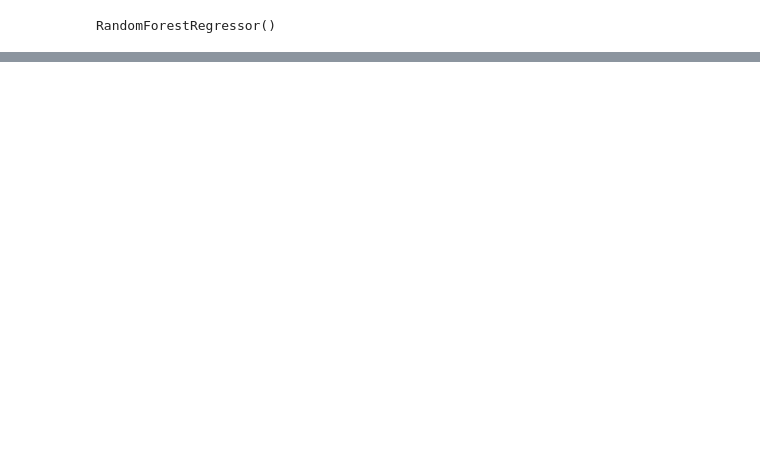
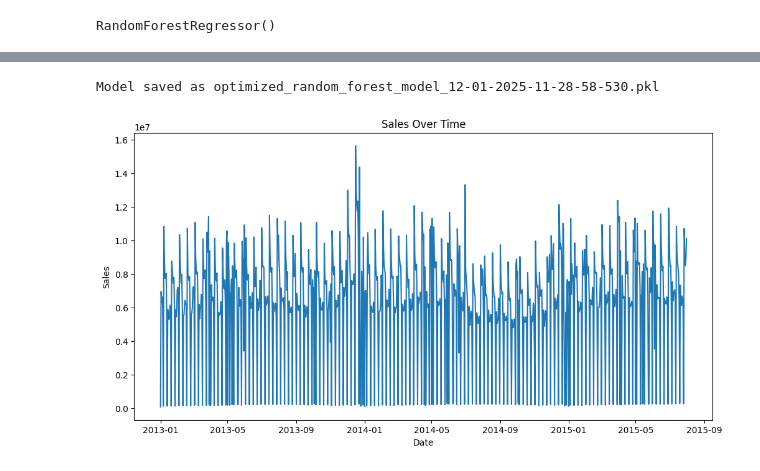
Before and after one commit to hasankere/Week4_Challenge_Document, a Jupyter notebook: notebooks/model.ipynb, the cells around one changed output, grey strips where cells are left out. Drawn from its saved outputs; the diff is of its cells as text; code cells hidden in the pictures; blank space fills up the shorter version.

```diff
--- a/notebooks/model.ipynb
+++ b/notebooks/model.ipynb
@@ -356,0 +394,12 @@ Fitting 3 folds for each of 32 candidates, totalling 96 fits
+# %%
+#for Serialization with Timestamp
+from datetime import datetime
+# Generate a timestamp for filename
+timestamp = datetime.now().strftime('%d-%m-%Y-%H-%M-%S-%f')[:-3]
+filename = f"optimized_random_forest_model_{timestamp}.pkl"
+
+# Save the best model with a timestamp
+dump(random_search.best_estimator_, filename)
+print(f"Model saved as {filename}")
+# %% [output]
+Model saved as optimized_random_forest_model_12-01-2025-11-28-58-530.pkl
@@ -356,0 +433,42 @@ Fitting 3 folds for each of 32 candidates, totalling 96 fits
+# %%
+import pandas as pd
+import logging
+import matplotlib.pyplot as plt
+from statsmodels.tsa.stattools import adfuller
+
+# Initialize logging
+logging.basicConfig(level=logging.INFO)
+
+try:
+    # Load train data
+    train_data = pd.read_csv(train_file, parse_dates=['Date'])
+
+    # Convert 'StateHoliday' to numeric, assuming 0 for non-holiday and 1 for holiday
+    train_data['StateHoliday'] = train_data['StateHoliday'].apply(lambda x: 1 if x != '0' else 0)
+
+    # Group by 'Date' and sum the numeric columns, excluding 'StateHoliday'
+    train_data = train_data.groupby('Date').sum().reset_index()
+
+    logging.info("Train data loaded and processed successfully.")
+except Exception as e:
+    logging.error(f"Failed to load train data: {e}")
+    raise
+
+# Plot sales
+plt.figure(figsize=(12, 6))
+plt.plot(train_data['Date'], train_data['Sales'])
+plt.title('Sales Over Time')
+plt.xlabel('Date')
+plt.ylabel('Sales')
+plt.show()
+
+# Check stationarity
+result = adfuller(train_data['Sales'])
+logging.info(f"ADF Statistic: {result[0]}, p-value: {result[1]}")
+if result[1] < 0.05:
+    logging.info("Data is stationary.")
+else:
+    logging.info("Data is not stationary. Applying differencing.")
+    train_data['Sales'] = train_data['Sales'].diff().fillna(0)
+# %% [output]
+[figure, added]
```
Also changed, not shown: parts of 10 cells of this notebook.
